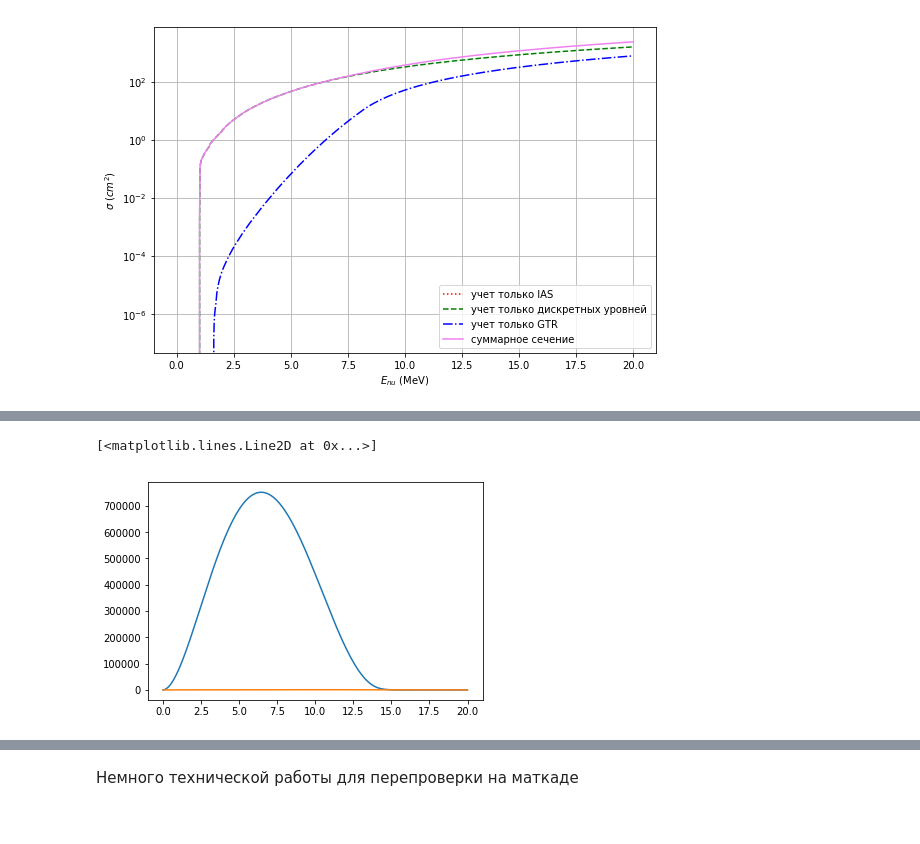
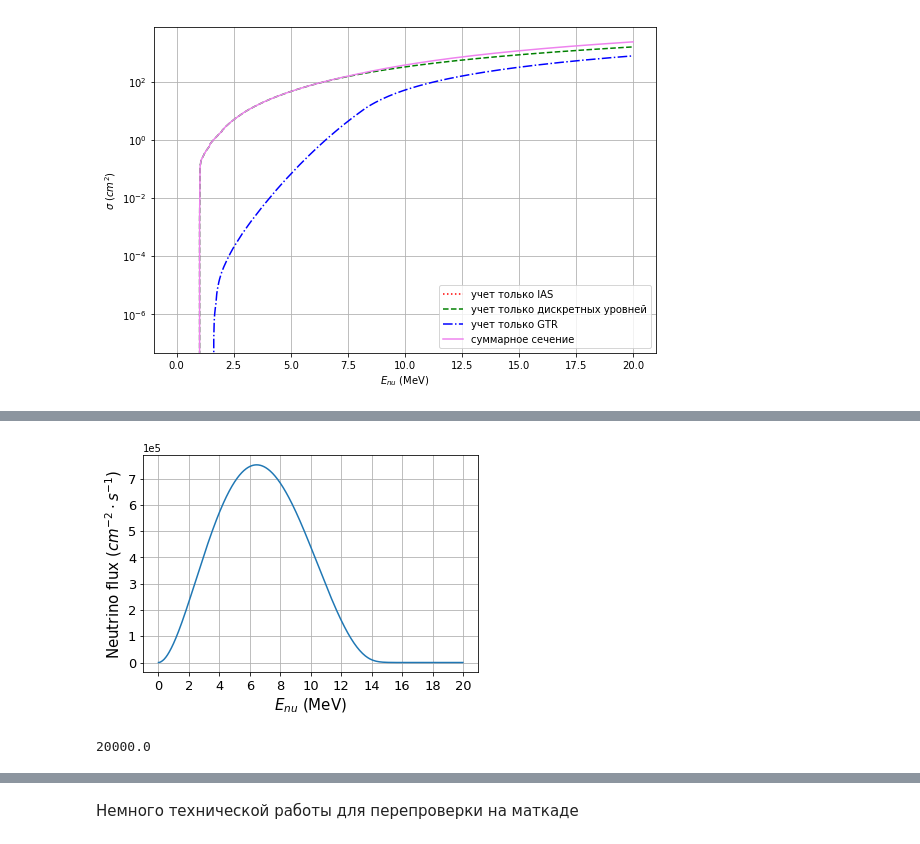
Before and after one commit to Almaz93/neutrino, a Jupyter notebook: double_beta_decay/Almaz's work/calculation/Check_influence_of_resonances_3.ipynb, the cells around one changed output, grey strips where cells are left out. Drawn from its saved outputs; the diff is of its cells as text; code cells hidden in the pictures.

```diff
--- a/double_beta_decay/Almaz's work/calculation/Check_influence_of_resonances_3.ipynb
+++ b/double_beta_decay/Almaz's work/calculation/Check_influence_of_resonances_3.ipynb
@@ -436,9 +445,20 @@ plt.grid(True,which="both",ls="--")
-# %%
-plt.plot(Energy_all_fluxes, BS05_OP_dict['B'])
-plt.plot(Energy_all_fluxes, BS05_OP_dict['hep'])
-# %% [output]
-[<matplotlib.lines.Line2D at 0x...>]
-[figure, removed]
+# %%
+plt.plot(Energy_all_fluxes, BS05_OP_dict['B'])
+#plt.plot(Energy_all_fluxes, BS05_OP_dict['hep'])
+plt.ticklabel_format(axis='y', style='sci', scilimits=(0,0))
+plt.xlabel('$E_{nu}$ (MeV)', fontsize=15)
+plt.ylabel('Neutrino flux $(cm^{-2} \cdot s^{-1})$', fontsize=15)
+plt.xticks(np.arange(0,22,2))
+plt.yticks(np.arange(0,8e5,1e5))
+plt.tick_params(labelsize=13)
+plt.grid()
+plt.savefig('B_flux.png', format='png', dpi=500)
+# %% [output]
+[figure, added]
+# %%
+2e4
+# %% [output]
+20000.0
 # %%
 plt.figure(figsize=(10,6))
 plt.plot(x_norm, y_norm, ls='--', label='GTR')
```
Also changed, not shown: parts of 10 cells of this notebook, 58 other files.
